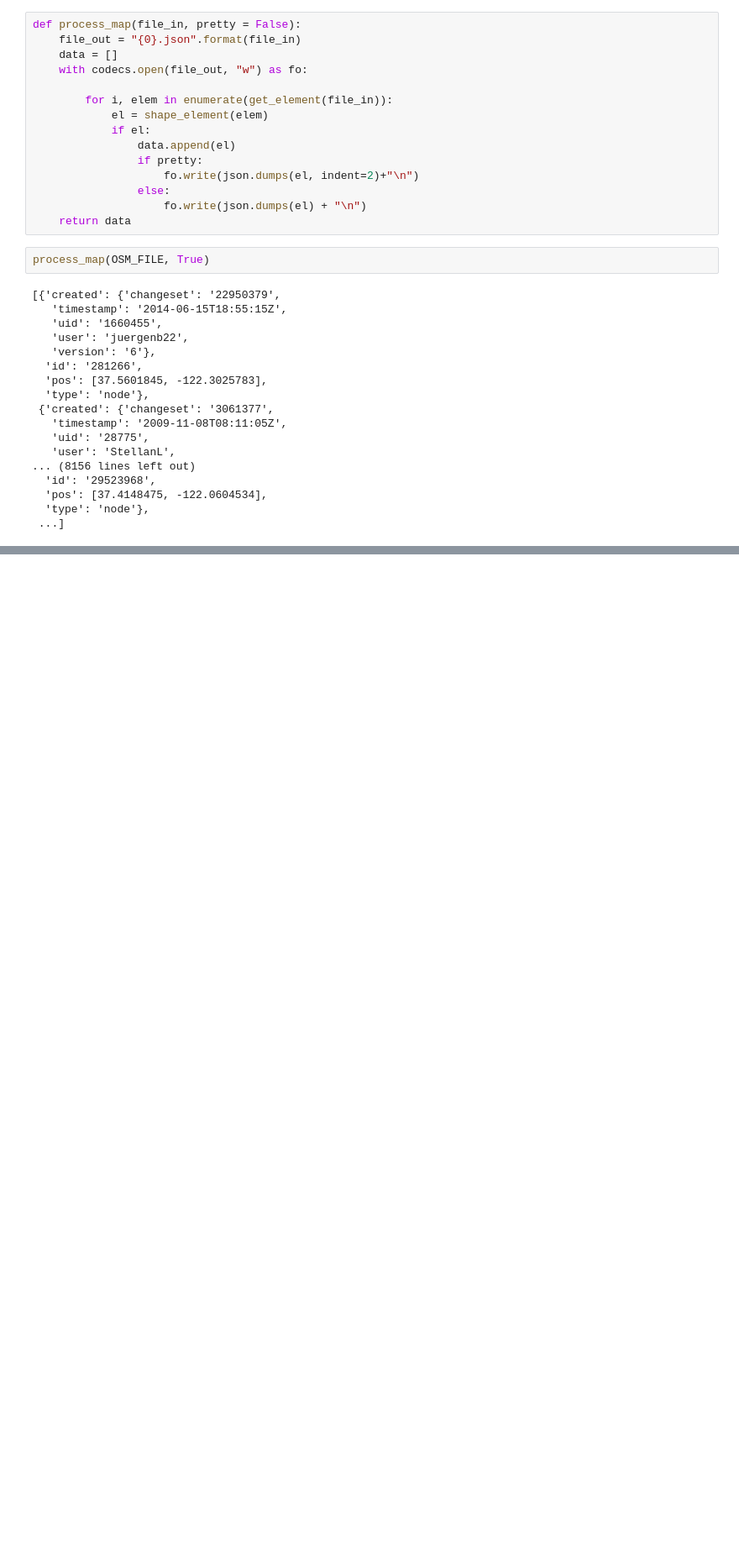
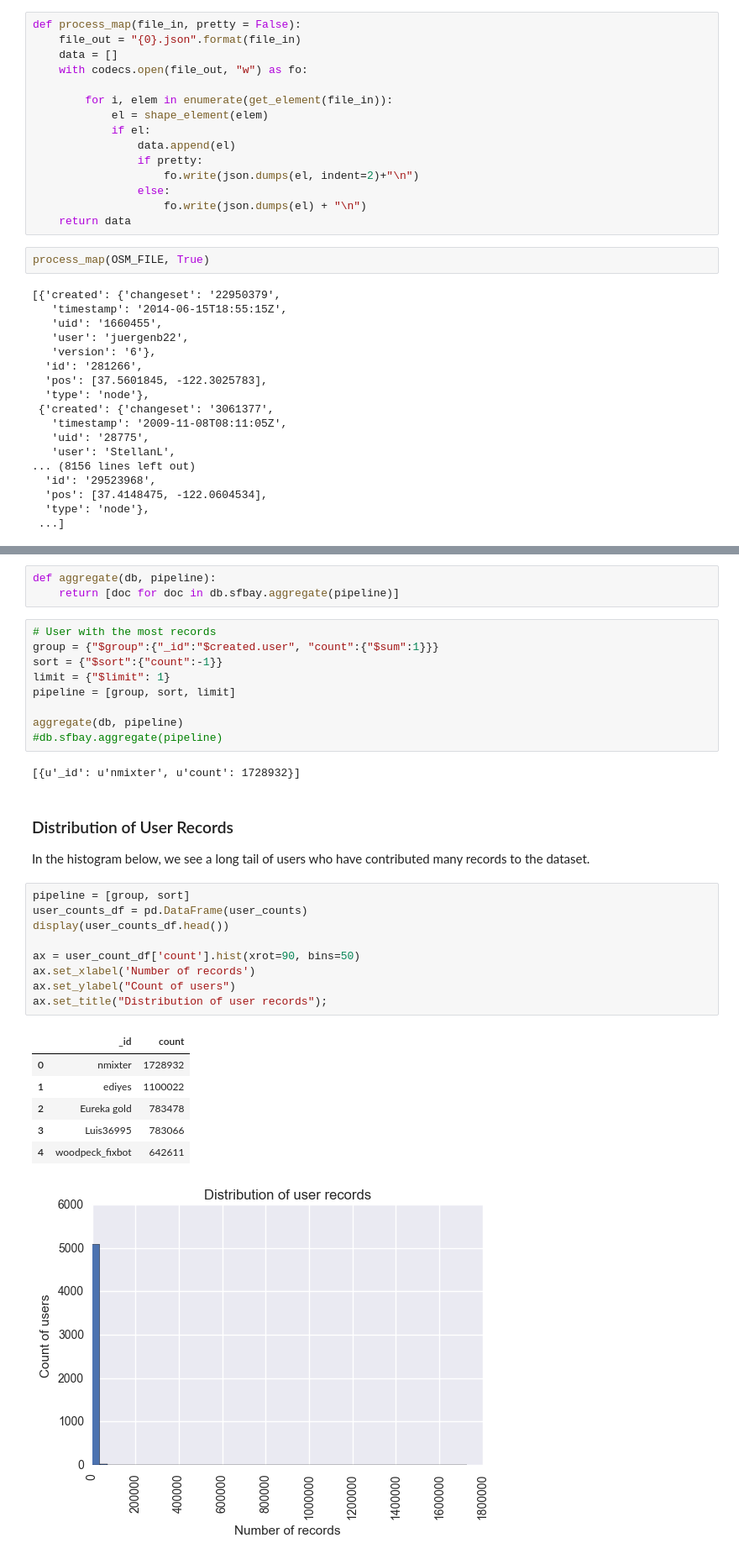
Before and after one commit to hueykwik/osm, a Jupyter notebook: Open Street Map Wrangling - SF Bay Area.ipynb, the cells around one changed output, grey strips where cells are left out. Shown at 84% size. Drawn from its saved outputs; the diff is of its cells as text; blank space fills up the shorter version.

Commit message:
Add distribution of user records.

```diff
--- a/Open Street Map Wrangling - SF Bay Area.ipynb
+++ b/Open Street Map Wrangling - SF Bay Area.ipynb
@@ -483,0 +525,34 @@ process_map(OSM_FILE, True)
+# %%
+def aggregate(db, pipeline):
+    return [doc for doc in db.sfbay.aggregate(pipeline)]
+# %%
+# User with the most records
+group = {"$group":{"_id":"$created.user", "count":{"$sum":1}}}
+sort = {"$sort":{"count":-1}}
+limit = {"$limit": 1}
+pipeline = [group, sort, limit]
+
+aggregate(db, pipeline)
+#db.sfbay.aggregate(pipeline)
+# %% [output]
+[{u'_id': u'nmixter', u'count': 1728932}]
+# %% [markdown]
+### Distribution of User Records
+In the histogram below, we see a long tail of users who have contributed many records to the dataset.
+# %%
+pipeline = [group, sort]
+user_counts_df = pd.DataFrame(user_counts)
+display(user_counts_df.head())
+
+ax = user_count_df['count'].hist(xrot=90, bins=50)
+ax.set_xlabel('Number of records')
+ax.set_ylabel("Count of users")
+ax.set_title("Distribution of user records");
+# %% [output]
+|  | _id | count |
+| 0 | nmixter | 1728932 |
+| 1 | ediyes | 1100022 |
+| 2 | Eureka gold | 783478 |
+| 3 | Luis36995 | 783066 |
+| 4 | woodpeck_fixbot | 642611 |
+[figure, added]
```
Also changed, not shown: parts of 13 cells of this notebook.
